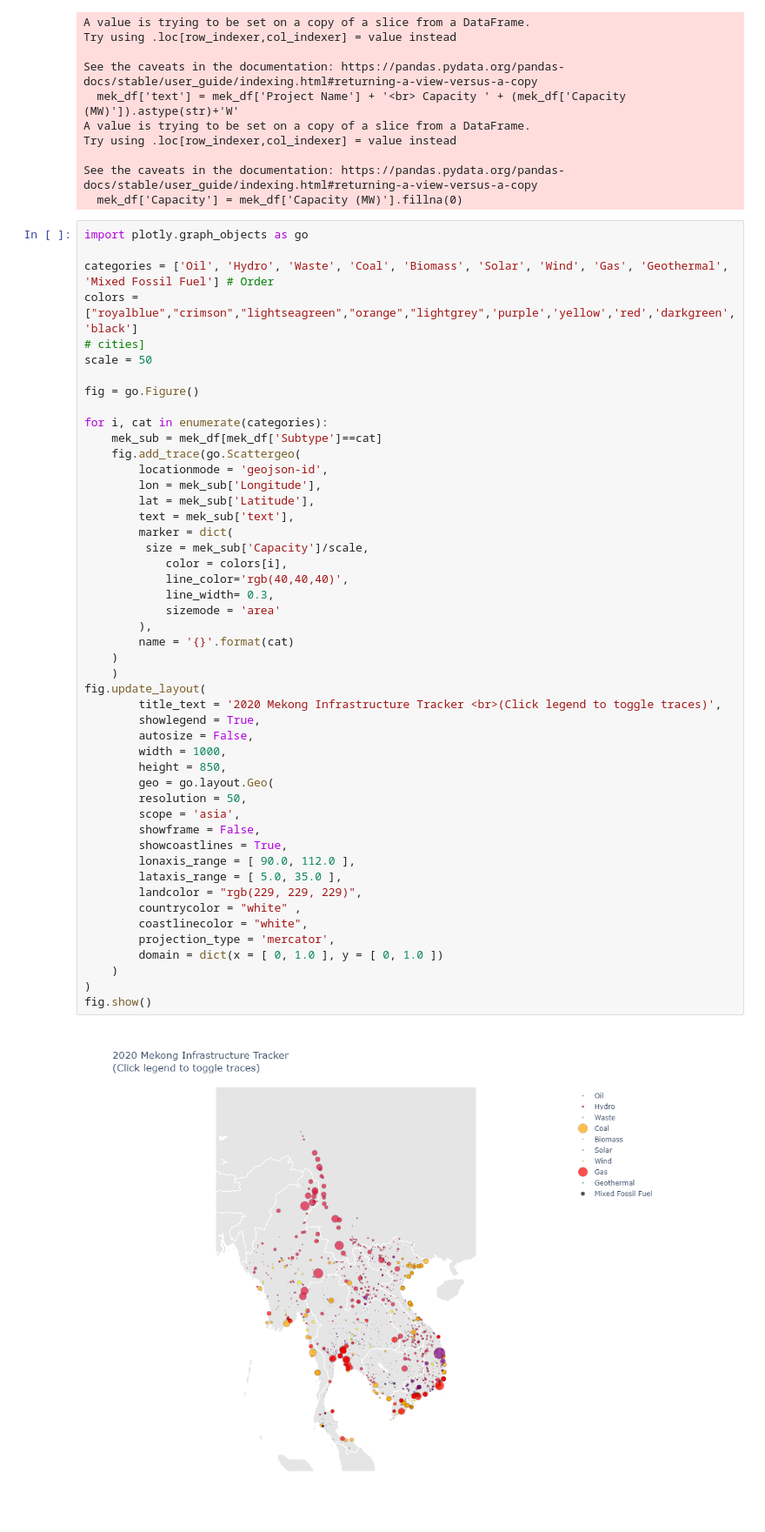
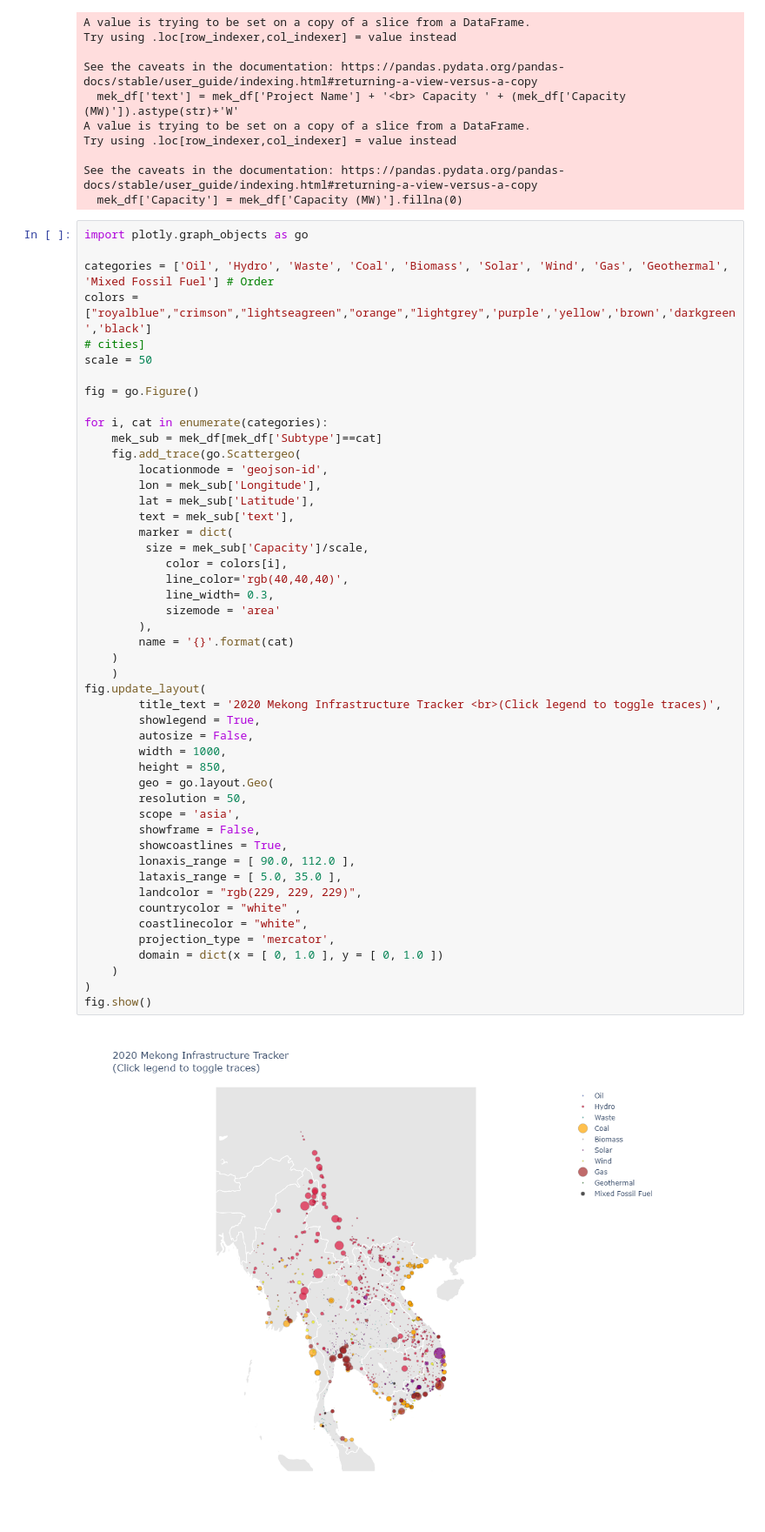
Before and after one commit to non-ceterisparibus/Vietnam-development-map, a Jupyter notebook: Mekong_map.ipynb, the cells around one changed output. Shown: that part at 87% size. Saved outputs shown, nothing was run; the diff lists cells and outputs as text.

Commit message:
Update image

```diff
--- a/Mekong_map.ipynb
+++ b/Mekong_map.ipynb
@@ -60,7 +60,7 @@ See the caveats in the documentation: https://pandas.pydata.org/pandas-docs/stab
 import plotly.graph_objects as go
 
 categories = ['Oil', 'Hydro', 'Waste', 'Coal', 'Biomass', 'Solar', 'Wind', 'Gas', 'Geothermal', 'Mixed Fossil Fuel'] # Order
-colors = ["royalblue","crimson","lightseagreen","orange","lightgrey",'purple','yellow','red','darkgreen','black']
+colors = ["royalblue","crimson","lightseagreen","orange","lightgrey",'purple','yellow','brown','darkgreen','black']
 # cities]
 scale = 50
 
@@ -78,31 +78,31 @@ for i, cat in enumerate(categories):
             color = colors[i],
             line_color='rgb(40,40,40)',
             line_width= 0.3,
             sizemode = 'area'
         ),
         name = '{}'.format(cat)
     )
     )
 fig.update_layout(
         title_text = '2020 Mekong Infrastructure Tracker <br>(Click legend to toggle traces)',
         showlegend = True,
         autosize = False,
         width = 1000,
         height = 850,
         geo = go.layout.Geo(
         resolution = 50,
         scope = 'asia',
         showframe = False,
         showcoastlines = True,
         lonaxis_range = [ 90.0, 112.0 ],
         lataxis_range = [ 5.0, 35.0 ],
         landcolor = "rgb(229, 229, 229)",
         countrycolor = "white" ,
         coastlinecolor = "white",
         projection_type = 'mercator',
         domain = dict(x = [ 0, 1.0 ], y = [ 0, 1.0 ])
     )
 )
 fig.show()
 # %% [output]
-[figure, old version]
+[figure, new version]
```
Also changed, not shown: parts of 1 cell of this notebook.
